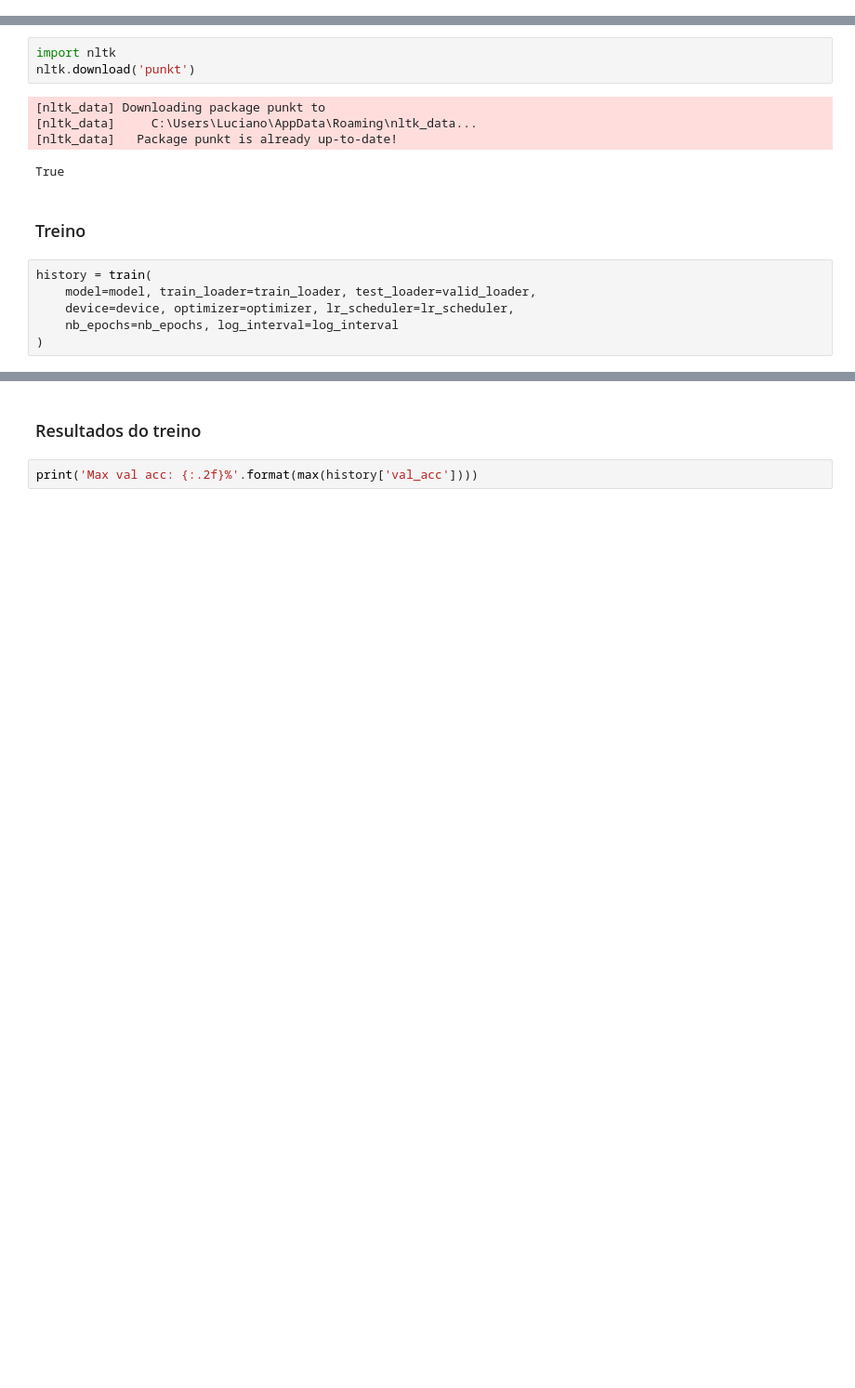
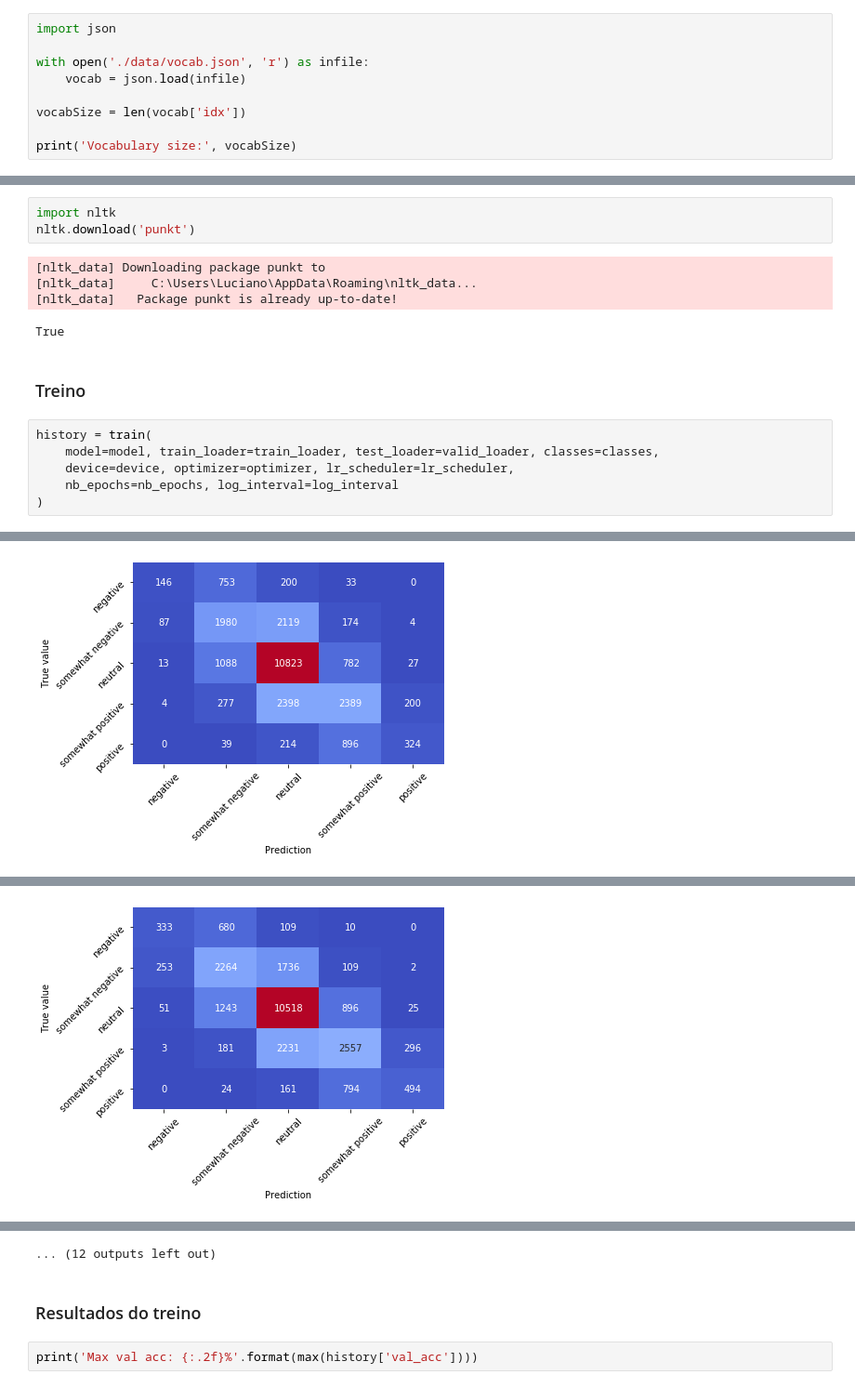
Before and after one commit to lucianowitt/deep-learning-2, a Jupyter notebook: sentiment-analysis_v05.ipynb, the cells around one changed output, grey strips where cells are left out. Shown at 93% size. Saved outputs shown, nothing was run; the diff lists cells and outputs as text; blank space fills up the shorter version.

```diff
--- a/sentiment-analysis_v05.ipynb
+++ b/sentiment-analysis_v05.ipynb
@@ -107,0 +7,9 @@ Vocabulary size: 15244
+# %%
+import json
+
+with open('./data/vocab.json', 'r') as infile:
+    vocab = json.load(infile)
+
+vocabSize = len(vocab['idx'])
+
+print('Vocabulary size:', vocabSize)
@@ -241,7 +154,7 @@ True
 ### Treino
 # %%
 history = train(
-    model=model, train_loader=train_loader, test_loader=valid_loader,
+    model=model, train_loader=train_loader, test_loader=valid_loader, classes=classes,
     device=device, optimizer=optimizer, lr_scheduler=lr_scheduler,
     nb_epochs=nb_epochs, log_interval=log_interval
 )
@@ -265,0 +179 @@ Test set: Average loss: 0.0003, Accuracy: 89933/99878 (90.04%)
+[figure, added]
@@ -265,0 +197 @@ Test set: Average loss: 0.0003, Accuracy: 89933/99878 (90.04%)
+[figure, added]
@@ -266,3 +270,4 @@ Test set: Average loss: 0.0003, Accuracy: 89933/99878 (90.04%)
+... (12 outputs left out)
 # %% [markdown]
 ### Resultados do treino
 # %%
```
Also changed, not shown: parts of 23 cells of this notebook, 10 other files.
